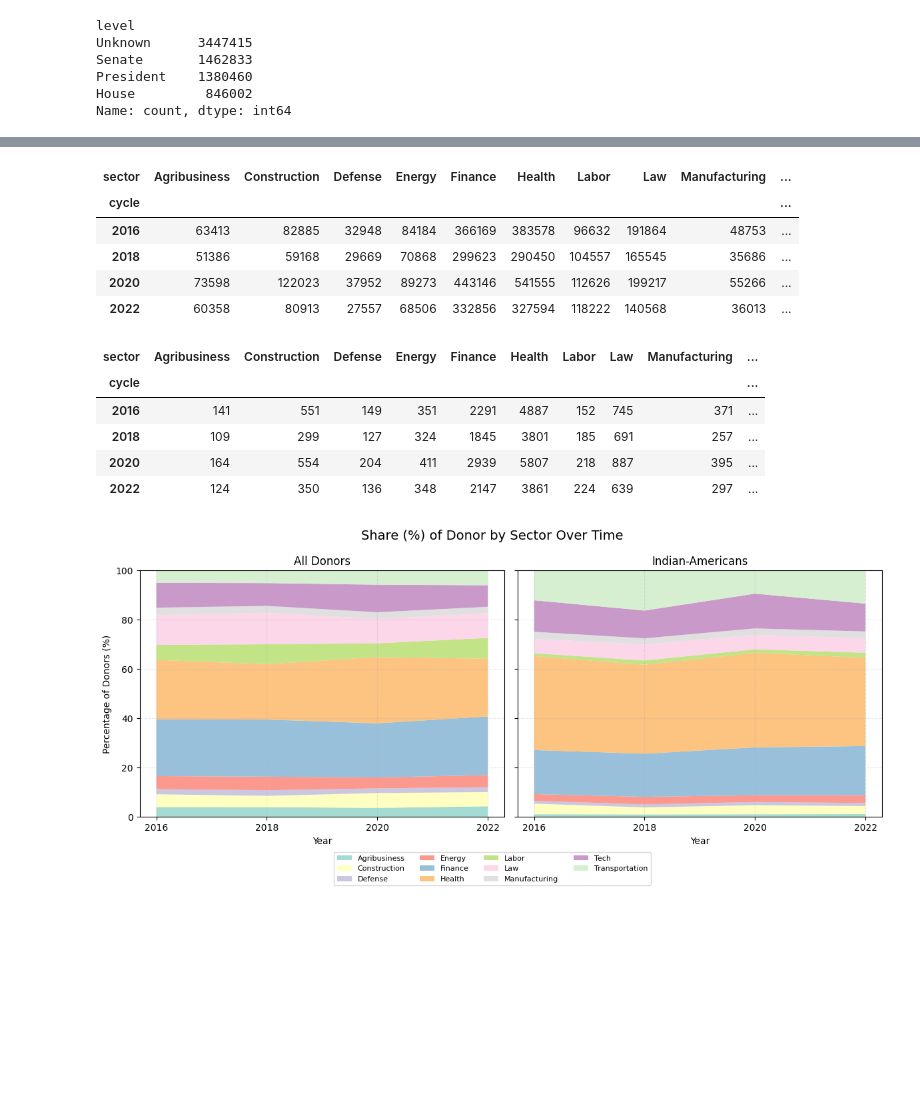
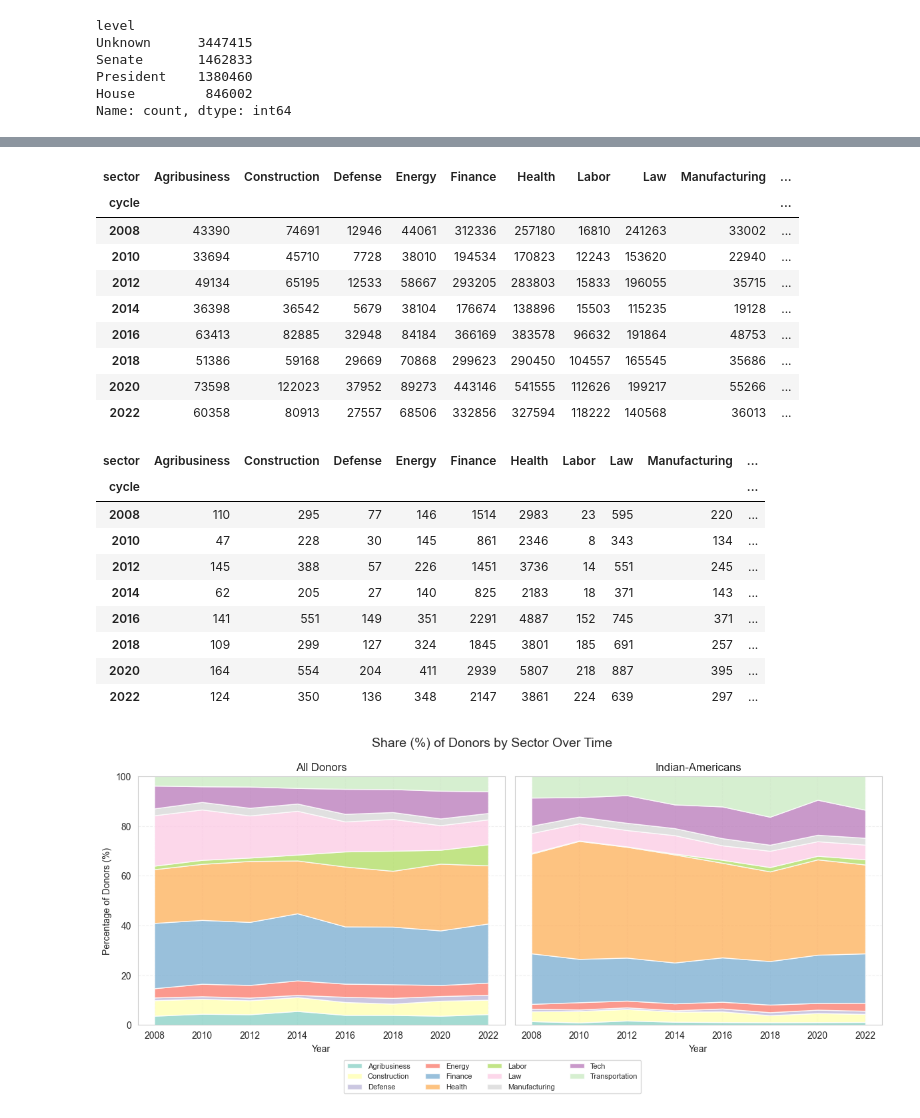
Before and after one commit to kkkarnav/indianamericancontributions, a Jupyter notebook: donors_over_time.ipynb, the cells around one changed output, grey strips where cells are left out. Cells and saved outputs as stored; diff of their text form; code cells hidden in the pictures; blank space fills up the shorter version.

```diff
--- a/donors_over_time.ipynb
+++ b/donors_over_time.ipynb
@@ -252,7 +253,7 @@ def read_and_process_donors_csv(year):
 all_donors = donors
 all_donors["cycle"] = f"20{year}"
 
-for year in tqdm(list(filter(lambda x: x != year, [16, 18, 20, 22]))):
+for year in tqdm(list(filter(lambda x: x != year, ["08", 10, 12, 14, 16, 18, 20, 22]))):
 
     donors = read_and_process_donors_csv(year)
     all_donors = pd.concat([all_donors, donors], ignore_index=True)
@@ -283,0 +296,33 @@ all_donors
+# %%
+plt.figure(figsize=(10, 6))
+sns.set_style("whitegrid")
+
+sns.lineplot(
+    data=combined, x='cycle', y='mean', hue='group',
+    style='group', markers=True, dashes=False,
+    palette=['dodgerblue', 'firebrick'],
+    linewidth=2, marker='o', markersize=8
+)
+sns.lineplot(
+    data=combined, x='cycle', y='median', hue='group',
+    style='group', markers=True, dashes=[(2,2), (4,2)],
+    palette=['dodgerblue', 'firebrick'],
+    linewidth=2, marker='s', markersize=8,
+    legend=False
+)
+
+plt.title('Average donations over time, all donors vs Indian-Americans', fontsize=14, pad=20)
+plt.xlabel('Year', fontsize=12)
+plt.ylabel('Donation Amount ($)', fontsize=12)
+plt.xticks(rotation=45)
+
+legend_elements = [
+    Line2D([0], [0], color='dodgerblue', lw=2, label='All Donors'),
+    Line2D([0], [0], color='firebrick', lw=2, label='Indian-Americans'),
+    Line2D([0], [0], color='gray', lw=2, linestyle='-', label='Mean'),
+    Line2D([0], [0], color='gray', lw=2, linestyle='--', label='Median')
+]
+plt.legend(handles=legend_elements, loc='upper left', frameon=True)
+
+plt.tight_layout()
+plt.show()
@@ -354,6 +401,10 @@ sector_counts_all
 # %% [output]
 | sector | Agribusiness | Construction | Defense | Energy | Finance | Health | Labor | Law | Manufacturing | ... |
 | cycle |  |  |  |  |  |  |  |  |  | ... |
+| 2008 | 43390 | 74691 | 12946 | 44061 | 312336 | 257180 | 16810 | 241263 | 33002 | ... |
+| 2010 | 33694 | 45710 | 7728 | 38010 | 194534 | 170823 | 12243 | 153620 | 22940 | ... |
+| 2012 | 49134 | 65195 | 12533 | 58667 | 293205 | 283803 | 15833 | 196055 | 35715 | ... |
+| 2014 | 36398 | 36542 | 5679 | 38104 | 176674 | 138896 | 15503 | 115235 | 19128 | ... |
 | 2016 | 63413 | 82885 | 32948 | 84184 | 366169 | 383578 | 96632 | 191864 | 48753 | ... |
 | 2018 | 51386 | 59168 | 29669 | 70868 | 299623 | 290450 | 104557 | 165545 | 35686 | ... |
 | 2020 | 73598 | 122023 | 37952 | 89273 | 443146 | 541555 | 112626 | 199217 | 55266 | ... |
@@ -363,6 +414,10 @@ sector_counts_indian
 # %% [output]
 | sector | Agribusiness | Construction | Defense | Energy | Finance | Health | Labor | Law | Manufacturing | ... |
 | cycle |  |  |  |  |  |  |  |  |  | ... |
+| 2008 | 110 | 295 | 77 | 146 | 1514 | 2983 | 23 | 595 | 220 | ... |
+| 2010 | 47 | 228 | 30 | 145 | 861 | 2346 | 8 | 343 | 134 | ... |
+| 2012 | 145 | 388 | 57 | 226 | 1451 | 3736 | 14 | 551 | 245 | ... |
+| 2014 | 62 | 205 | 27 | 140 | 825 | 2183 | 18 | 371 | 143 | ... |
 | 2016 | 141 | 551 | 149 | 351 | 2291 | 4887 | 152 | 745 | 371 | ... |
 | 2018 | 109 | 299 | 127 | 324 | 1845 | 3801 | 185 | 691 | 257 | ... |
 | 2020 | 164 | 554 | 204 | 411 | 2939 | 5807 | 218 | 887 | 395 | ... |
@@ -380,35 +435,35 @@ ax1.stackplot(
 )
 ax1.set_title("All Donors", fontsize=12)
 ax1.set_xlabel("Year")
 ax1.set_ylabel("Percentage of Donors (%)")
 ax1.set_ylim(0, 100)
 ax1.grid(True, linestyle='--', alpha=0.3)
 
 ax2.stackplot(
     sector_pct_indian.index,
     sector_pct_indian.T,
     labels=sector_pct_indian.columns,
     colors=colors,
     alpha=0.8,
 )
 ax2.set_title("Indian-Americans", fontsize=12)
 ax2.set_xlabel("Year")
 ax2.grid(True, linestyle='--', alpha=0.3)
 
 handles, labels = ax1.get_legend_handles_labels()
 fig.legend(
     handles, labels,
     loc='lower center',
     bbox_to_anchor=(0.5, -0.1),
     ncol=4,
     fontsize=8
 )
 
-plt.suptitle("Share (%) of Donor by Sector Over Time", fontsize=14)
+plt.suptitle("Share (%) of Donors by Sector Over Time", fontsize=14)
 plt.tight_layout()
 plt.show()
 # %% [output]
-[figure, old version]
+[figure, new version]
 # %%
 sector_pct_all
 # %% [output]
```
Also changed, not shown: parts of 14 cells of this notebook, 2 other files.
